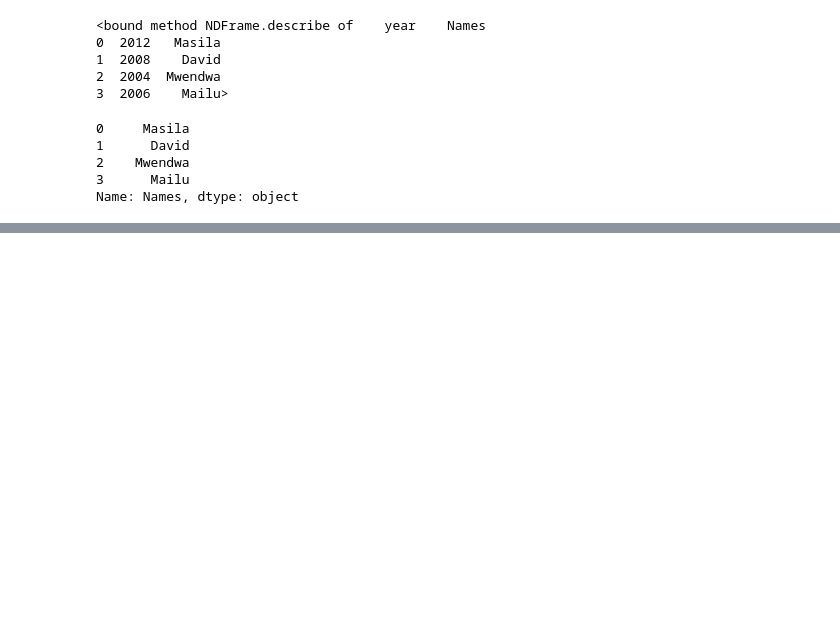
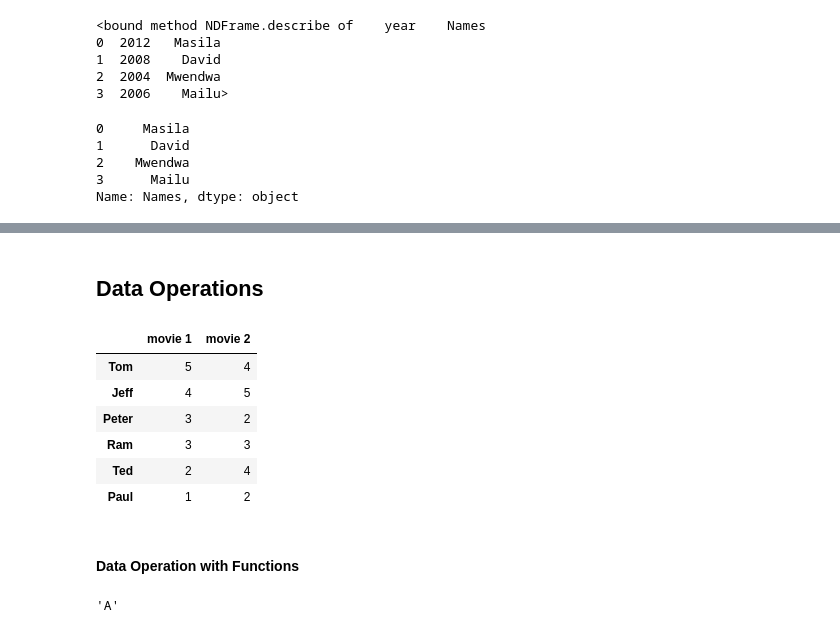
Before and after one commit to DavidMasila/Python-Data-Analysis, a Jupyter notebook: Simplilearn Pandas.ipynb, the cells around one changed output, grey strips where cells are left out. Saved outputs shown, nothing was run; the diff lists cells and outputs as text; code cells hidden in the pictures; blank space fills up the shorter version.

```diff
--- a/Simplilearn Pandas.ipynb
+++ b/Simplilearn Pandas.ipynb
@@ -259,0 +413,18 @@ Name: Names, dtype: object
+# %% [markdown]
+## Data Operations
+# %%
+dfA=pd.DataFrame({'movie 1':[5,4,3,3,2,1],
+                 'movie 2':[4,5,2,3,4,2]},
+                 index=['Tom','Jeff','Peter','Ram','Ted','Paul'])
+# %%
+dfA
+# %% [output]
+|  | movie 1 | movie 2 |
+| Tom | 5 | 4 |
+| Jeff | 4 | 5 |
+| Peter | 3 | 2 |
+| Ram | 3 | 3 |
+| Ted | 2 | 4 |
+| Paul | 1 | 2 |
+# %% [markdown]
+#### Data Operation with Functions
@@ -259,0 +441,4 @@ Name: Names, dtype: object
+# %%
+movie_grade(5)
+# %% [output]
+'A'
```
Also changed, not shown: parts of 67 cells of this notebook, 4 other files.
